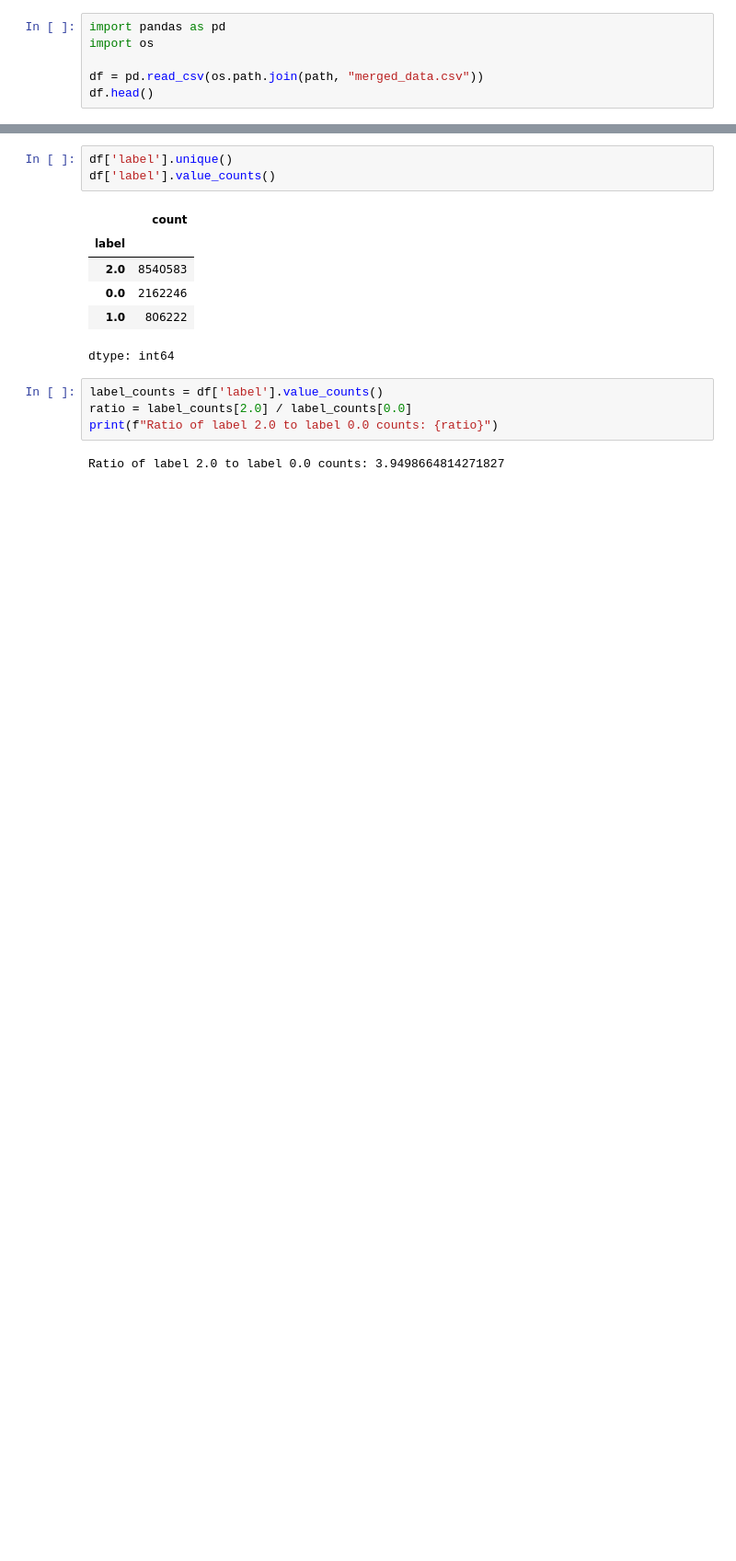
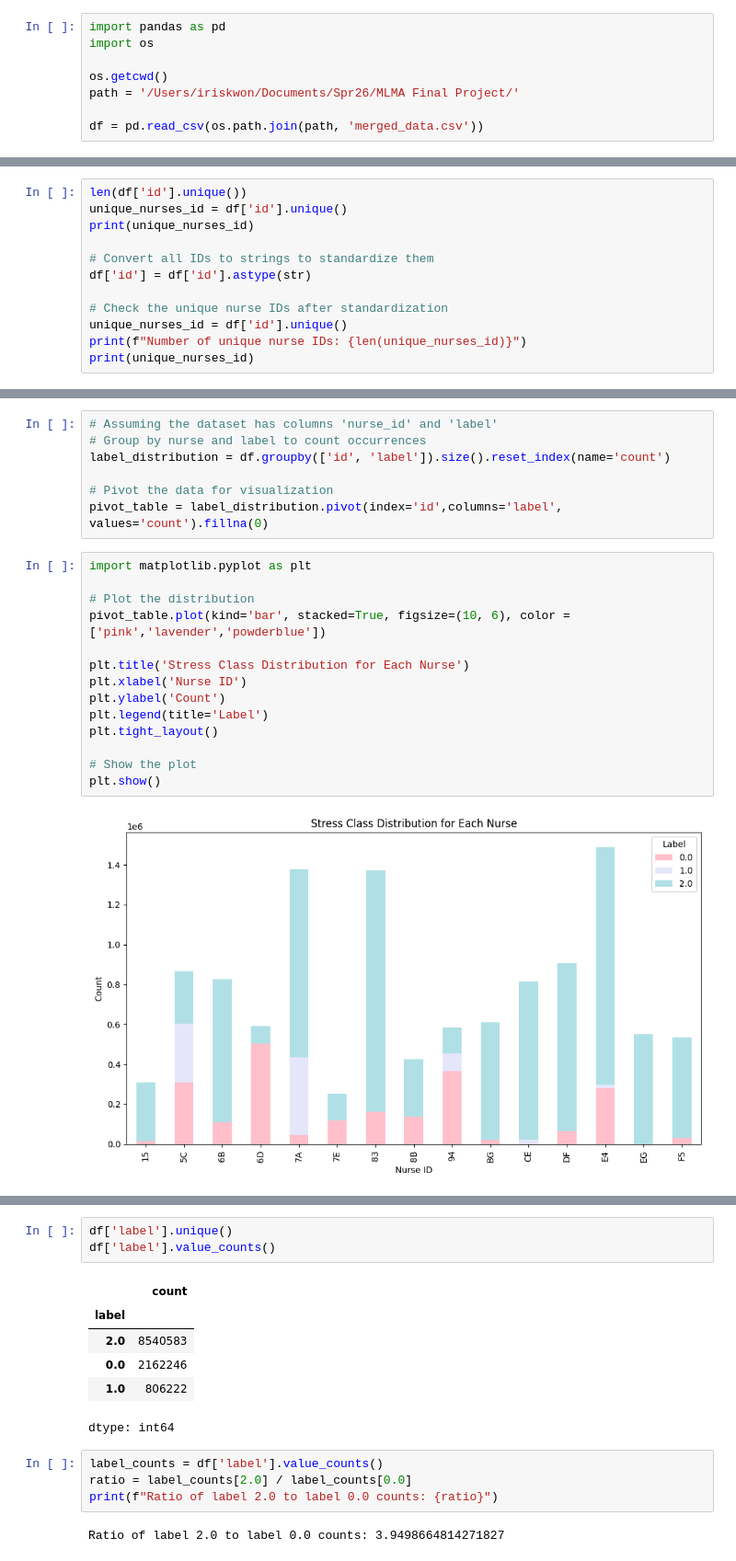
Before and after one commit to adishri8/MLMAMidtermProject, a Jupyter notebook: iris/iris_load_data.ipynb, the cells around one changed output, grey strips where cells are left out. Shown at 92% size. Drawn from its saved outputs; the diff is of its cells as text; blank space fills up the shorter version.

```diff
--- a/iris/iris_load_data.ipynb
+++ b/iris/iris_load_data.ipynb
@@ -14,5 +33,7 @@ Path to dataset files: /root/.cache/kagglehub/datasets/priyankraval/nurse-stress
 import pandas as pd
 import os
 
-df = pd.read_csv(os.path.join(path, "merged_data.csv"))
-df.head()
+os.getcwd()
+path = '/Users/iriskwon/Documents/Spr26/MLMA Final Project/'
+
+df = pd.read_csv(os.path.join(path, 'merged_data.csv'))
@@ -25,0 +49,12 @@ df.head()
+# %%
+len(df['id'].unique())
+unique_nurses_id = df['id'].unique()
+print(unique_nurses_id)
+
+# Convert all IDs to strings to standardize them
+df['id'] = df['id'].astype(str)
+
+# Check the unique nurse IDs after standardization
+unique_nurses_id = df['id'].unique()
+print(f"Number of unique nurse IDs: {len(unique_nurses_id)}")
+print(unique_nurses_id)
@@ -25,0 +67,23 @@ df.head()
+# %%
+# Assuming the dataset has columns 'nurse_id' and 'label'
+# Group by nurse and label to count occurrences
+label_distribution = df.groupby(['id', 'label']).size().reset_index(name='count')
+
+# Pivot the data for visualization
+pivot_table = label_distribution.pivot(index='id',columns='label', values='count').fillna(0)
+# %%
+import matplotlib.pyplot as plt
+
+# Plot the distribution
+pivot_table.plot(kind='bar', stacked=True, figsize=(10, 6), color = ['pink','lavender','powderblue'])
+
+plt.title('Stress Class Distribution for Each Nurse')
+plt.xlabel('Nurse ID')
+plt.ylabel('Count')
+plt.legend(title='Label')
+plt.tight_layout()
+
+# Show the plot
+plt.show()
+# %% [output]
+[figure, added]
```
Also changed, not shown: parts of 8 cells of this notebook.
